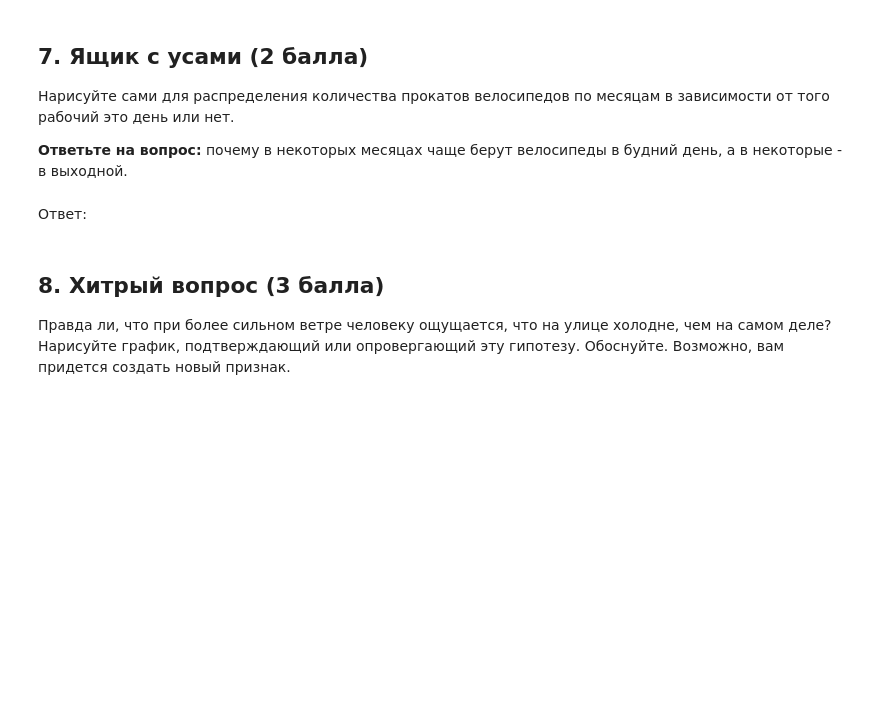
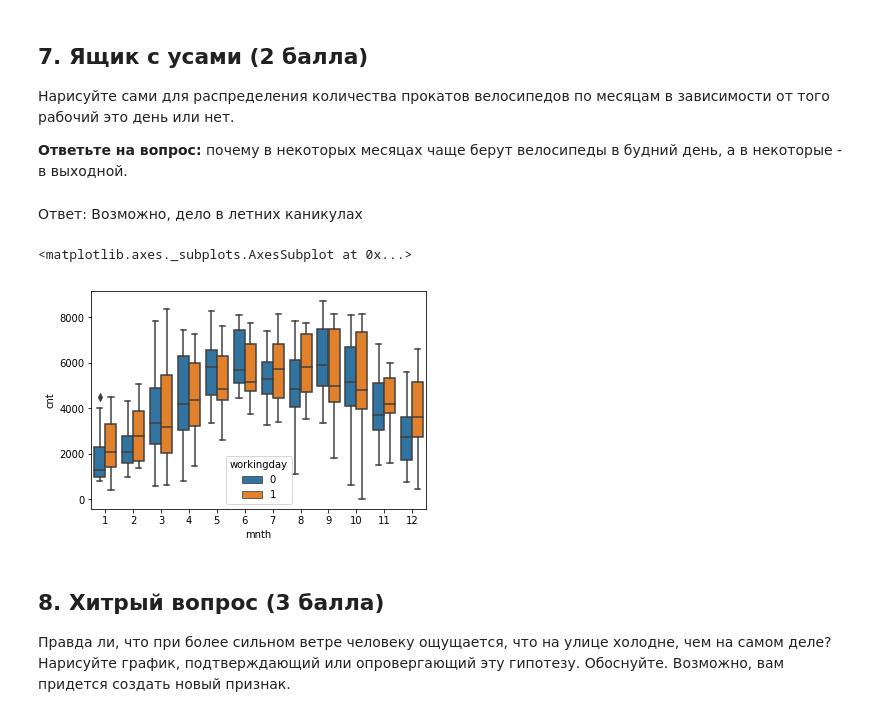
Before and after one commit to KaratsevN/ML-course-by-7-bits, a Jupyter notebook: week3/homework/week03_homework_03-01-visualisation-homework.ipynb, the cells around one changed output. Drawn from its saved outputs; the diff is of its cells as text; code cells hidden in the pictures; blank space fills up the shorter version.

```diff
--- a/week3/homework/week03_homework_03-01-visualisation-homework.ipynb
+++ b/week3/homework/week03_homework_03-01-visualisation-homework.ipynb
@@ -222,8 +234,13 @@ sns.countplot(x = 'weathersit', data = df)
 Нарисуйте сами для распределения количества прокатов велосипедов по месяцам в зависимости от того рабочий это день или нет.
 
 **Ответьте на вопрос:** почему в некоторых месяцах чаще берут велосипеды в будний день, а в некоторые - в выходной.
-# %% [markdown]
-Ответ:
+# %% [markdown]
+Ответ: Возможно, дело в летних каникулах
+# %%
+sns.boxplot(y='cnt', x='mnth', hue = 'workingday', data=df)
+# %% [output]
+<matplotlib.axes._subplots.AxesSubplot at 0x...>
+[figure, added]
 # %% [markdown]
 ## 8. Хитрый вопрос (3 балла)
 
```
Also changed, not shown: parts of 9 cells of this notebook, 2 other files.
